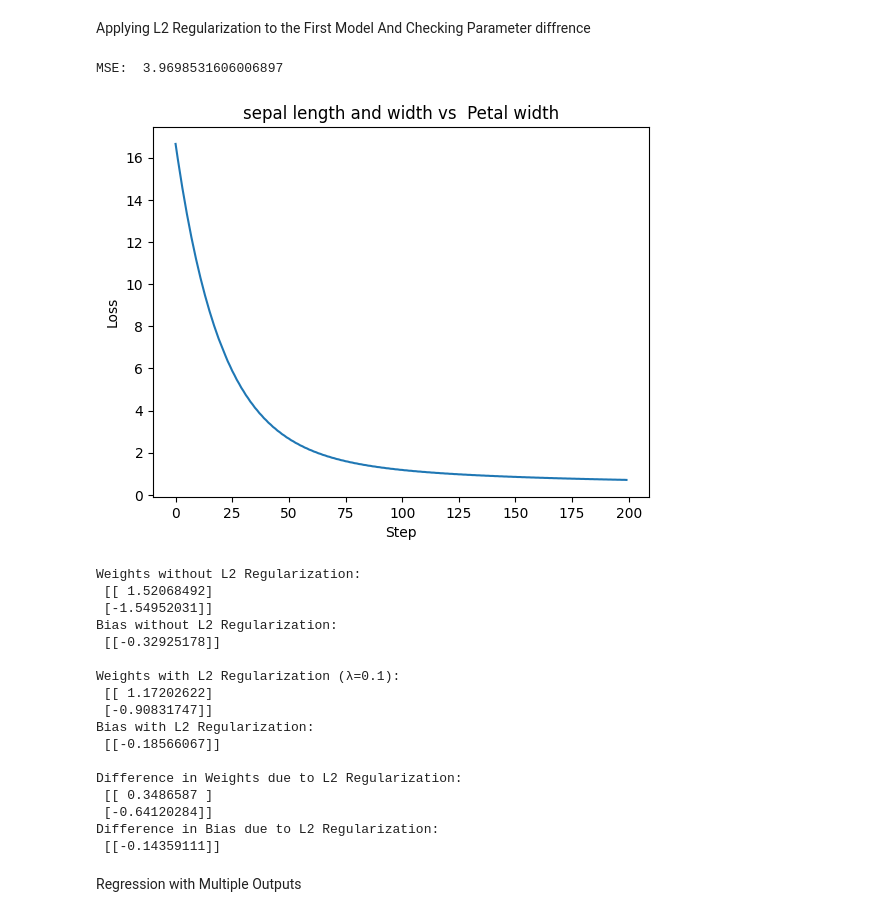
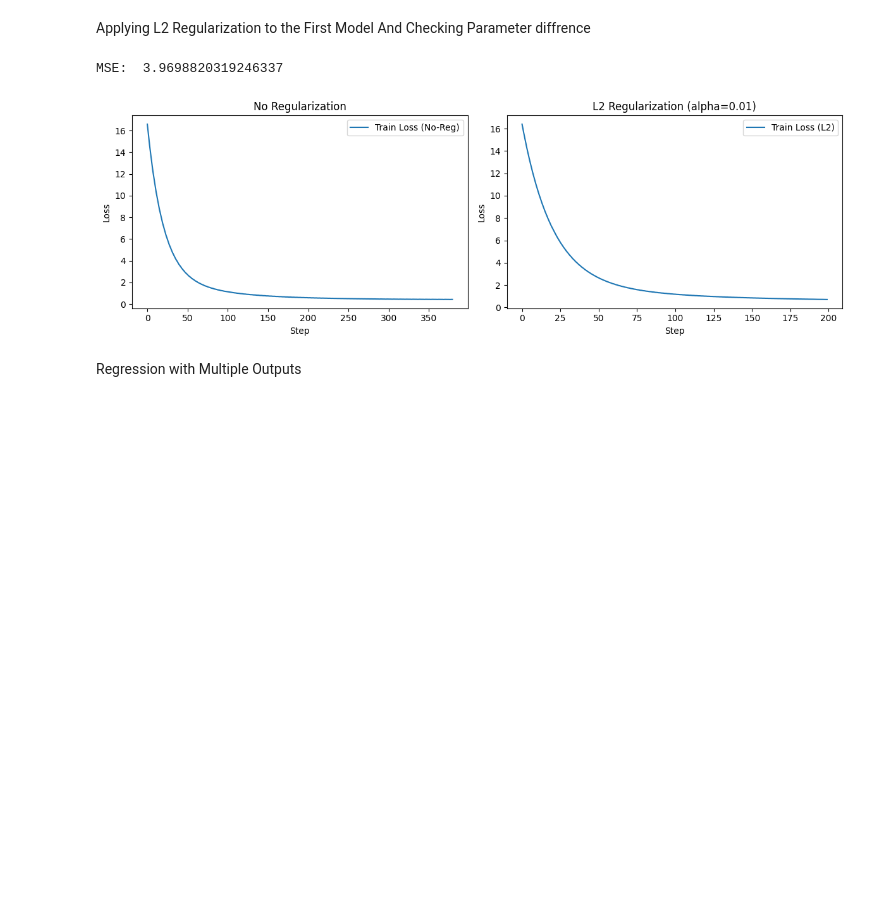
Before and after one commit to bhavinjagani/ML, a Jupyter notebook: LinearRegression_1002223241.ipynb, the cells around one changed output. Drawn from its saved outputs; the diff is of its cells as text; code cells hidden in the pictures; blank space fills up the shorter version.

```diff
--- a/LinearRegression_1002223241.ipynb
+++ b/LinearRegression_1002223241.ipynb
@@ -309,55 +304,41 @@ model5.fitL2(X_train_sepal_lw, y_train_petal_l, 100)
 # %%
 X_test_sepal_lw = np.nan_to_num(X_test_sepal_lw)
 pred1 = model5.predict(X_test_sepal_lw)
 y_test_sepal_l = np.nan_to_num(y_test_sepal_l)
 mse1 = model5.score(y_test_sepal_l, pred1)
 print("MSE: ",mse1)
 alpha = 0.05  # Smoothing factor
 smoothed_loss = np.zeros(len(model5.history))
 smoothed_loss[0] = model5.history[0]
 for i in range(1, len(model5.history)):
     smoothed_loss[i] = alpha * model5.history[i] + (1 - alpha) * smoothed_loss[i - 1]
 
+smoothed_loss2 = np.zeros(len(model1.history))
+smoothed_loss2[0] = model1.history[0]
+for i in range(1, len(model1.history)):
+    smoothed_loss2[i] = alpha * model1.history[i] + (1 - alpha) * smoothed_loss2[i - 1]
 # Plot smoothed loss
-plt.plot(smoothed_loss)
-plt.title('sepal length and width vs  Petal width')
+plt.figure(figsize=(12, 4))
+plt.subplot(1, 2, 1)
+plt.plot(smoothed_loss2, label='Train Loss (No-Reg)')
+plt.title('No Regularization')
 plt.xlabel('Step')
 plt.ylabel('Loss')
+plt.legend()
+
+
+plt.subplot(1, 2, 2)
+plt.plot(smoothed_loss, label='Train Loss (L2)')
+
+plt.title('L2 Regularization (alpha=0.01)')
+plt.xlabel('Step')
+plt.ylabel('Loss')
+plt.legend()
+plt.tight_layout()
 plt.show()
-
-# Compare the learned parameters
-print("Weights without L2 Regularization:\n", model1.weights)
-print("Bias without L2 Regularization:\n", model1.bias)
-
-print("\nWeights with L2 Regularization (λ=0.1):\n", model5.weights)
-print("Bias with L2 Regularization:\n", model5.bias)
-
-# Compute difference in weights
-weight_diff = model1.weights - model5.weights
-bias_diff = model1.bias - model5.bias
-
-print("\nDifference in Weights due to L2 Regularization:\n", weight_diff)
-print("Difference in Bias due to L2 Regularization:\n", bias_diff)
 # %% [output]
-MSE:  3.9698531606006897
+MSE:  3.9698820319246337
-[figure, old version]
+[figure, new version]
-Weights without L2 Regularization:
- [[ 1.52068492]
- [-1.54952031]]
-Bias without L2 Regularization:
- [[-0.32925178]]
-
-Weights with L2 Regularization (λ=0.1):
- [[ 1.17202622]
- [-0.90831747]]
-Bias with L2 Regularization:
- [[-0.18566067]]
-
-Difference in Weights due to L2 Regularization:
- [[ 0.3486587 ]
- [-0.64120284]]
-Difference in Bias due to L2 Regularization:
- [[-0.14359111]]
 # %% [markdown]
 Regression with Multiple Outputs
 # %%
```
Also changed, not shown: parts of 8 cells of this notebook, 2 other files.
